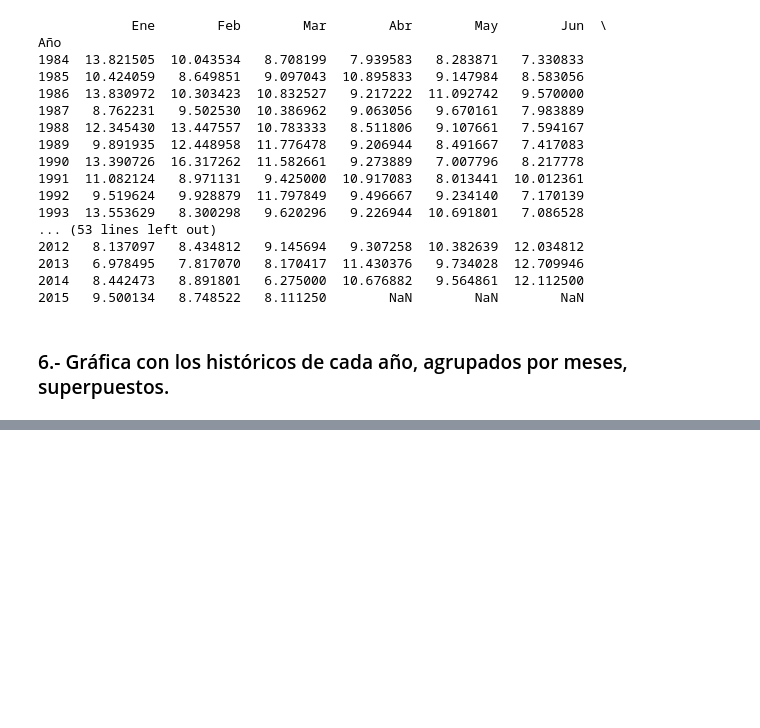
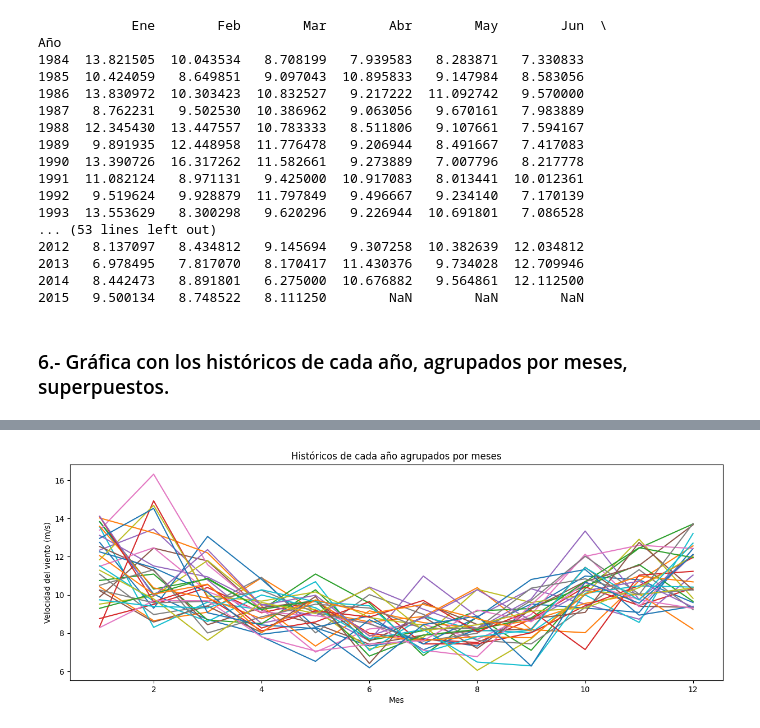
Before and after one commit to CrisLGC/evaluacion-4-calculo-numerico, a Jupyter notebook: main.ipynb, the cells around one changed output, grey strips where cells are left out. Saved outputs shown, nothing was run; the diff lists cells and outputs as text; code cells hidden in the pictures; blank space fills up the shorter version.

```diff
--- a/main.ipynb
+++ b/main.ipynb
@@ -124,0 +153,22 @@ Año
+# %%
+#Código para el 6to ejercicio
+monthly = df.groupby(['Año', 'Mes']).mean().reset_index()
+
+#Pivotar el DataFrame para tener los meses como columnas y los años como filas
+pivoted = monthly.pivot(index='Año', columns='Mes', values='Velocidad_viento')
+
+#Transponiendo el DataFrame
+transposed = pivoted.T
+
+#Graficar
+transposed.plot(figsize=(15, 5), legend=False)
+
+#Etiquetas
+plt.xlabel('Mes')
+plt.ylabel('Velocidad del viento (m/s)')
+plt.title('Históricos de cada año agrupados por meses')
+
+# Mostrar la gráfica
+plt.show()
+# %% [output]
+[figure, added]
```
Also changed, not shown: parts of 5 cells of this notebook.
